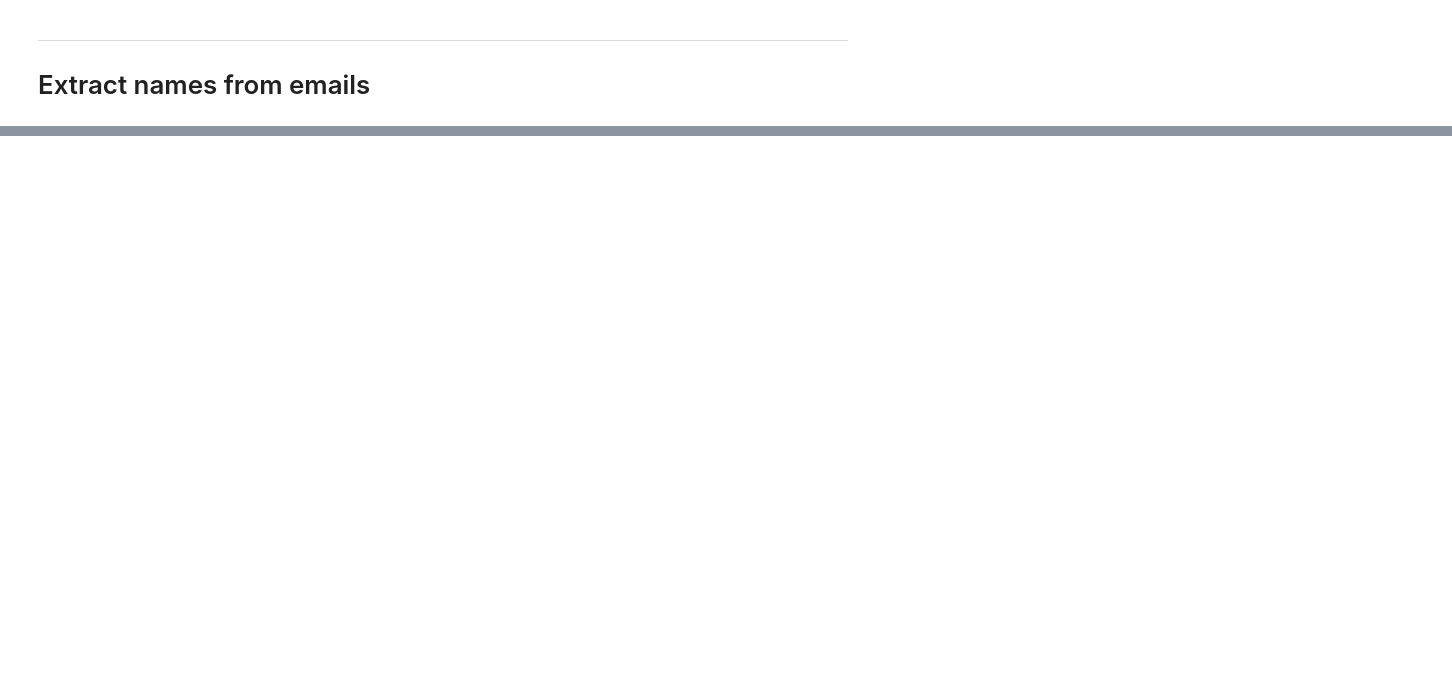
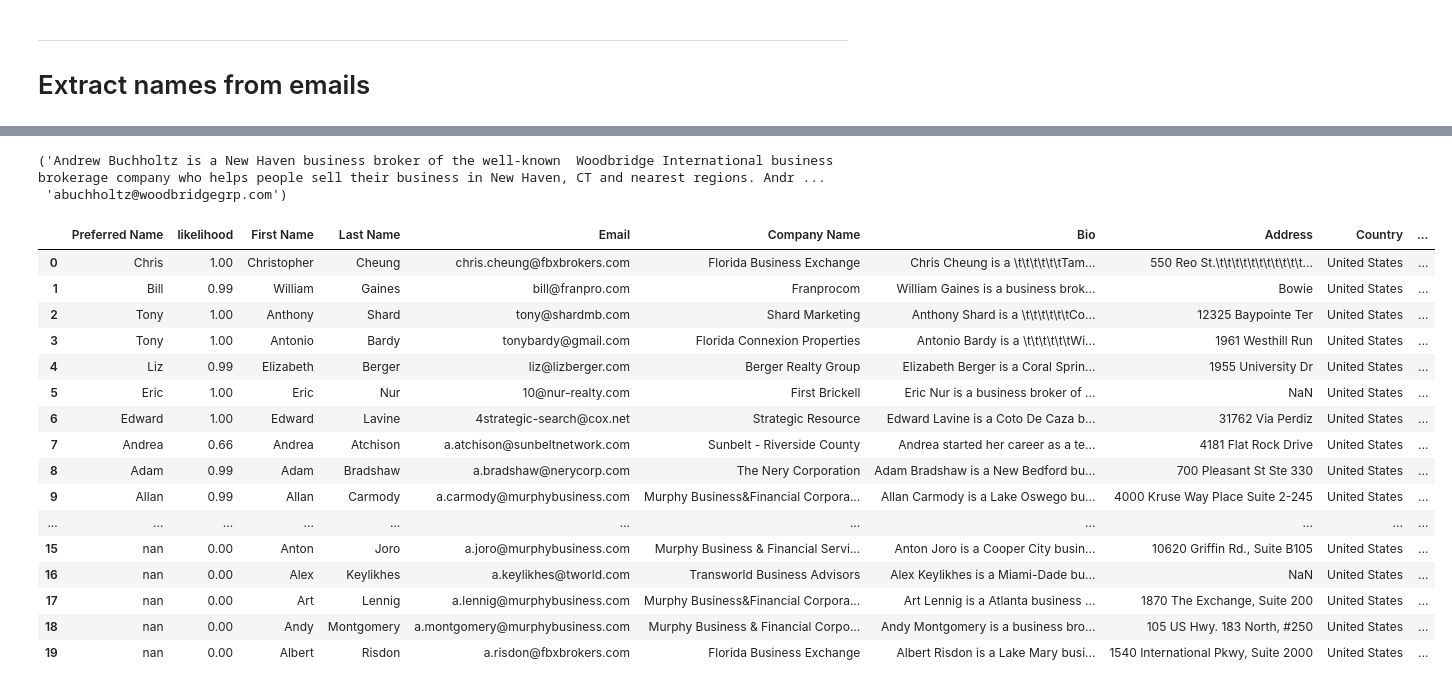
Before and after one commit to ozkansafak/nicknames, a Jupyter notebook: preferred_names.ipynb, the cells around one changed output, grey strips where cells are left out. Drawn from its saved outputs; the diff is of its cells as text; code cells hidden in the pictures; blank space fills up the shorter version.

Commit message:
I'm checking sequence probability directly from response's logprob of tokens. If it's less than 0.95 I re-run with GPT-4

```diff
--- a/preferred_names.ipynb
+++ b/preferred_names.ipynb
@@ -66,37 +85,31 @@ df.head()
 # %%
-from openai import OpenAI
-client = OpenAI()
-
 start = time.time()
 model = "gpt-3.5-turbo"
 # model = "gpt-4-0125-preview"
 
-sys_message = f"""Given the values for "Given Name", "Email" and "Bio" of a company employee, your job is to predict what his/her Preferred Name is. For instance, a person with the given name "Anthony" might prefer being called "Tony", and the evidence of it could be that his email is "tony_pearson@gmail.com" or in his Bio he might be referred to as Tony instead of Anthony. However, if you have no evidence for his "Preferred Name" being different than his "Given Name", then output the "Given Name".
-Provide your response as a single string and nothing else. Do not include any other text, or any explanation or any special formatting like using backticks (``). and Don't make up a full sentence.
+sys_message = f"""Given the values for "First Name", "Email" and "Bio" of a company employee, your job is to predict what his/her Preferred Name is. For instance, a person with the first name "Anthony" might prefer being called "Tony", and the evidence of it could be that his email is "tony_pearson@gmail.com" or in his Bio he might be referred to as Tony instead of Anthony.
+However, if you have no evidence for his "Preferred Name" being different than his "First Name" in the email or the "Bio", then you must have no doubts about outputting the original "First Name" and you must output his "First Name" as is.
+If the email features a common preferred version of a First Name, then you can confidently output the preferred version featured in the email.
+Provide your response as a single word and nothing else. Do not include any other text, or any explanation or any special formatting like using backticks (``). Don't make up a full sentence. DO NOT, I repeat, DO NOT start your response with the word Preferred.
 
-I'm providing the "Given Name", "Email", and the "Bio" of a business professional below."""
+I'm providing the "First Name", "Email", and the "Bio" of a business professional below."""
 
-p = 1000
-for idx, row in df[p:p+1].iterrows():
-    print(f"{idx:3d}   given_name:{row['First Name']}", end="")
+p = 7 # 46, 50
+for idx, row in df.iterrows():
+    first_name, email, bio = row['First Name'], row['Email'], row['Bio']
+    prompt = get_prompt(first_name, email, bio)
+    response, prob = get_response(model, sys_message, prompt)
+    content = response.choices[0].message.dict()['content']
 
-    prompt = get_prompt(row['First Name'], row['Email'], row['Bio'])
-    response = client.chat.completions.create(
-        model=model,
-        messages=[
-            {"role": "system", "content": sys_message},
-            {"role": "user", "content": prompt}
-        ],
-        top_p=0.00,
-        logprobs=True,
-        top_logprobs=5
-    )
+    if prob <= 0.95:
+        print(f"{idx:3d}   first_name:{first_name:12s}-> {content:8s}  prob:{round(prob,5)}   {'✔️' if first_name != content else ''}")
+        print("-> prob <= 0.80. Re-trying with gpt-4-0125-preview")
+        response, prob = get_response("gpt-4-0125-preview", sys_message, prompt)
 
-    content = response.choices[0].message.dict()['content']
-    prob = compute_sequence_prob(response)
+        content = response.choices[0].message.dict()['content']
     df.loc[idx, 'Preferred Name'] = content
     df.loc[idx, 'likelihood'] = round(prob, 2)
-    print(f', preferred_name:{content+", ":8s} prob:{round(prob,2)}')
+    print(f"{idx:3d}   first_name:{first_name:12s}-> {content:8s}  prob:{round(prob,5)}   {'✔️' if first_name != content else ''}")
 
     compute_sequence_prob(response)
 # %% [output]
@@ -117,0 +142,25 @@ TopLogprob(token='Donald', bytes=[68, 111, 110, 97, 108, 100], logprob=-12.29799
+# %%
+row['Bio'], row['Email']
+# %% [output]
+('Andrew Buchholtz is a New Haven business broker of the well-known  Woodbridge International business brokerage company who helps people sell their business in New Haven, CT and nearest regions. Andr ...
+ 'abuchholtz@woodbridgegrp.com')
+# %%
+df[:20]
+# %% [output]
+|  | Preferred Name | likelihood | First Name | Last Name | Email | Company Name | Bio | Address | Country | ... |
+| 0 | Chris | 1.00 | Christopher | Cheung | chris.cheung@fbxbrokers.com | Florida Business Exchange | Chris Cheung is a \t\t\t\t\t\tTam... | 550 Reo St.\t\t\t\t\t\t\t\t\t\t\t... | United States | ... |
+| 1 | Bill | 0.99 | William | Gaines | bill@franpro.com | Franprocom | William Gaines is a business brok... | Bowie | United States | ... |
+| 2 | Tony | 1.00 | Anthony | Shard | tony@shardmb.com | Shard Marketing | Anthony Shard is a \t\t\t\t\t\tCo... | 12325 Baypointe Ter | United States | ... |
+| 3 | Tony | 1.00 | Antonio | Bardy | tonybardy@gmail.com | Florida Connexion Properties | Antonio Bardy is a \t\t\t\t\t\tWi... | 1961 Westhill Run | United States | ... |
+| 4 | Liz | 0.99 | Elizabeth | Berger | liz@lizberger.com | Berger Realty Group | Elizabeth Berger is a Coral Sprin... | 1955 University Dr | United States | ... |
+| 5 | Eric | 1.00 | Eric | Nur | 10@nur-realty.com | First Brickell | Eric Nur is a business broker of ... | NaN | United States | ... |
+| 6 | Edward | 1.00 | Edward | Lavine | 4strategic-search@cox.net | Strategic Resource | Edward Lavine is a Coto De Caza b... | 31762 Via Perdiz | United States | ... |
+| 7 | Andrea | 0.66 | Andrea | Atchison | a.atchison@sunbeltnetwork.com | Sunbelt - Riverside County | Andrea started her career as a te... | 4181 Flat Rock Drive | United States | ... |
+| 8 | Adam | 0.99 | Adam | Bradshaw | a.bradshaw@nerycorp.com | The Nery Corporation | Adam Bradshaw is a New Bedford bu... | 700 Pleasant St Ste 330 | United States | ... |
+| 9 | Allan | 0.99 | Allan | Carmody | a.carmody@murphybusiness.com | Murphy Business&Financial Corpora... | Allan Carmody is a Lake Oswego bu... | 4000 Kruse Way Place Suite 2-245 | United States | ... |
+| ... | ... | ... | ... | ... | ... | ... | ... | ... | ... | ... |
+| 15 | nan | 0.00 | Anton | Joro | a.joro@murphybusiness.com | Murphy Business & Financial Servi... | Anton Joro is a Cooper City busin... | 10620 Griffin Rd., Suite B105 | United States | ... |
+| 16 | nan | 0.00 | Alex | Keylikhes | a.keylikhes@tworld.com | Transworld Business Advisors | Alex Keylikhes is a Miami-Dade bu... | NaN | United States | ... |
+| 17 | nan | 0.00 | Art | Lennig | a.lennig@murphybusiness.com | Murphy Business&Financial Corpora... | Art Lennig is a Atlanta business ... | 1870 The Exchange, Suite 200 | United States | ... |
+| 18 | nan | 0.00 | Andy | Montgomery | a.montgomery@murphybusiness.com | Murphy Business & Financial Corpo... | Andy Montgomery is a business bro... | 105 US Hwy. 183 North, #250 | United States | ... |
+| 19 | nan | 0.00 | Albert | Risdon | a.risdon@fbxbrokers.com | Florida Business Exchange | Albert Risdon is a Lake Mary busi... | 1540 International Pkwy, Suite 2000 | United States | ... |
```
Also changed, not shown: parts of 7 cells of this notebook.
